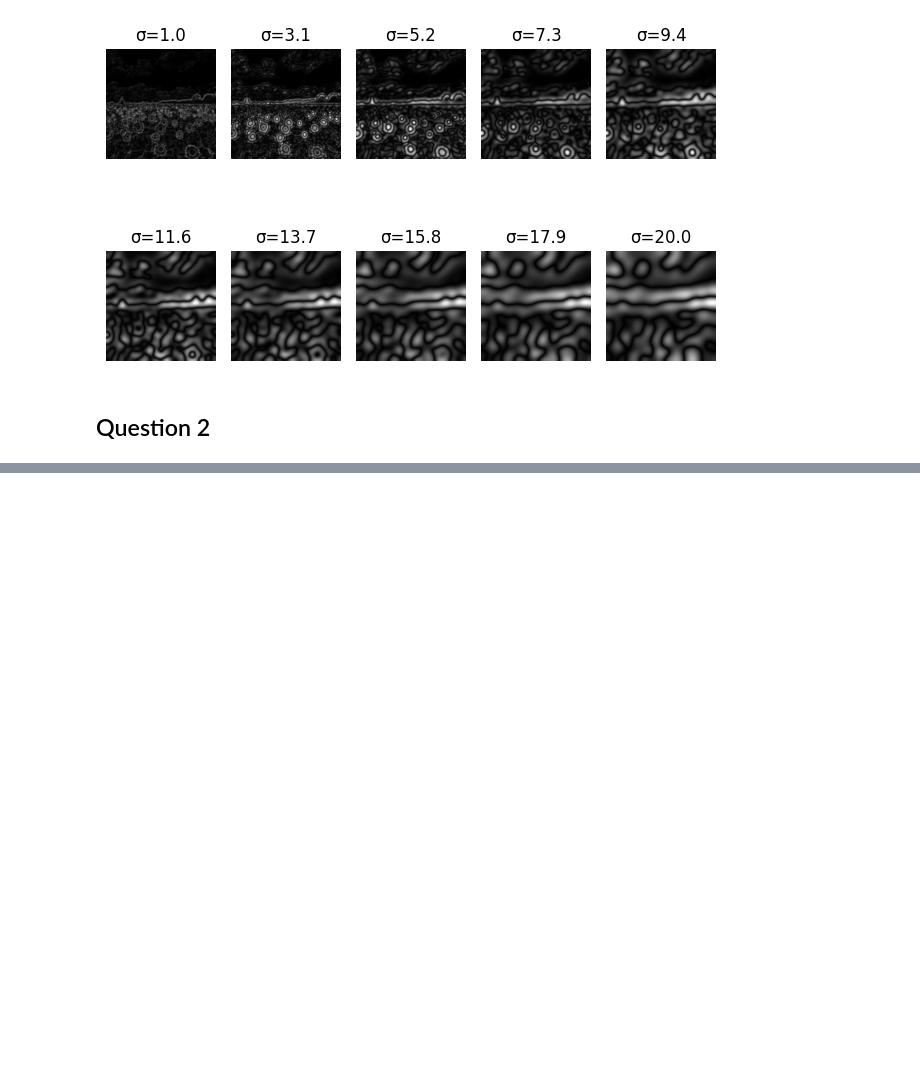
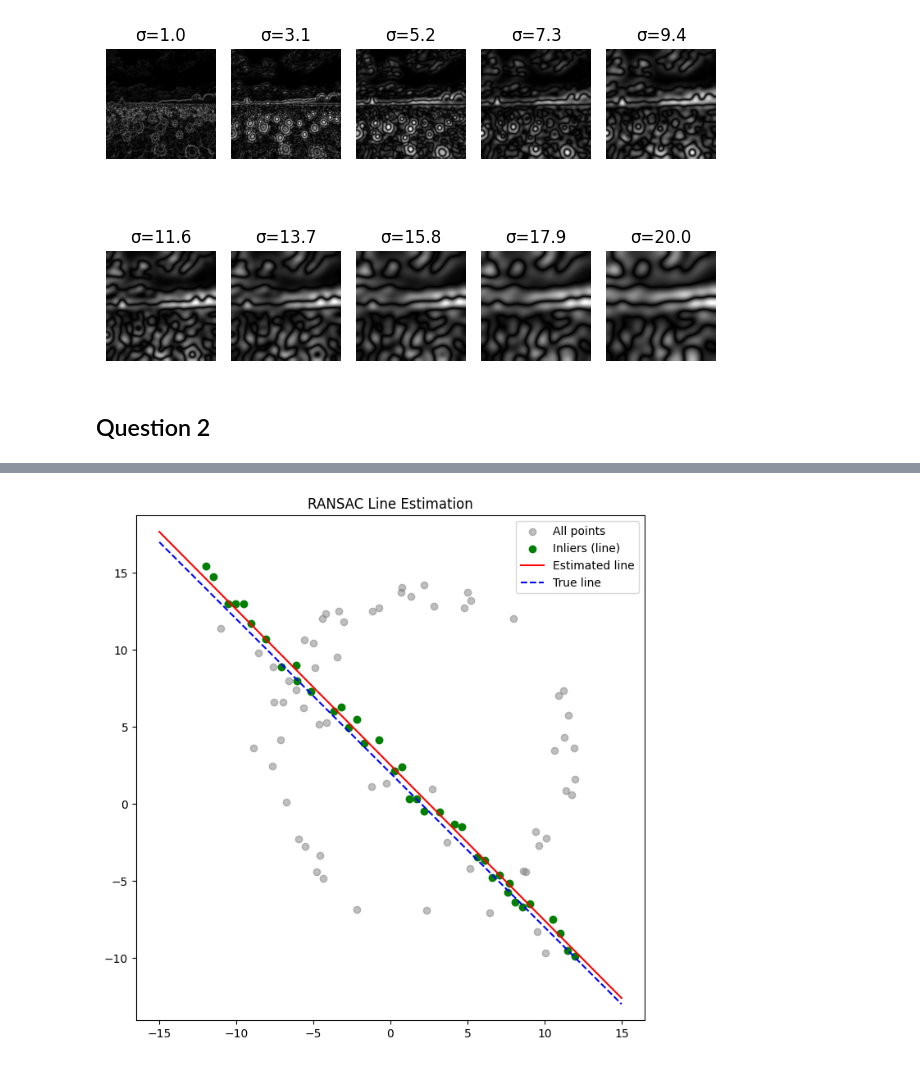
Before and after one commit to NadhaIrshad/In22-S5-EN3160---Image-Processing-and-Machine-Vision, a Jupyter notebook: Assignment2/ass2.ipynb, the cells around one changed output, grey strips where cells are left out. Drawn from its saved outputs; the diff is of its cells as text; code cells hidden in the pictures; blank space fills up the shorter version.

```diff
--- a/Assignment2/ass2.ipynb
+++ b/Assignment2/ass2.ipynb
@@ -76,0 +159,88 @@ plt.show()
+# %%
+import numpy as np
+import matplotlib.pyplot as plt
+
+
+N = 100
+half_n = N // 2
+r = 10
+x0_gt, y0_gt = 2, 3
+s = r / 16
+
+t = np.random.uniform(0, 2 * np.pi, half_n)
+n = s * np.random.randn(half_n)
+x = x0_gt + (r + n) * np.cos(t)
+y = y0_gt + (r + n) * np.sin(t)
+X_circ = np.hstack((x.reshape(half_n, 1), y.reshape(half_n, 1)))
+
+s = 1.0
+m_true, b_true = -1, 2
+x = np.linspace(-12, 12, half_n)
+y = m_true * x + b_true + s * np.random.randn(half_n)
+X_line = np.hstack((x.reshape(half_n, 1), y.reshape(half_n, 1)))
+
+X = np.vstack((X_circ, X_line))
+
+def fit_line_normal_form(p1, p2):
+    """Fit line in normal form: ax + by + d = 0, with ||[a,b]||=1."""
+    (x1, y1), (x2, y2) = p1, p2
+    dx, dy = x2 - x1, y2 - y1
+    a, b = dy, -dx # Normal vector (perpendicular to direction)
+    norm = np.sqrt(a**2 + b**2)
+    a, b = a / norm, b / norm
+    d = -(a * x1 + b * y1)
+    return a, b, d
+def point_line_distance(X, a, b, d):
+    """Compute perpendicular distance from points to line."""
+    return np.abs(a * X[:, 0] + b * X[:, 1] + d)
+# RANSAC Line Implementation
+def ransac_line(X, n_iterations=1000, dist_threshold=0.7, min_inliers=30):
+    best_inliers = []
+    best_model = None
+    for _ in range(n_iterations):
+        # Randomly choose 2 distinct points
+        sample_idx = np.random.choice(len(X), 2, replace=False)
+        p1, p2 = X[sample_idx]
+        # Fit line model
+        a, b, d = fit_line_normal_form(p1, p2)
+        # Compute distances to all points
+        distances = point_line_distance(X, a, b, d)
+        # Determine inliers
+        inliers = np.where(distances < dist_threshold)[0]
+        # Update best model
+        if len(inliers) > len(best_inliers) and len(inliers) > min_inliers:
+            best_inliers = inliers
+            best_model = (a, b, d)
+    return best_model, best_inliers
+
+# -------------------------------
+# Run RANSAC
+# -------------------------------
+best_model, best_inliers = ransac_line(X, n_iterations=1000, dist_threshold=0.7, min_inliers=30)
+a, b, d = best_model
+
+print(f"Estimated line parameters (a,b,d): ({a:.3f}, {b:.3f}, {d:.3f})")
+print(f"Constraint ||[a,b]|| = {np.sqrt(a**2 + b**2):.3f}")
+print(f"Number of inliers: {len(best_inliers)} / {len(X)}")
+
+# -------------------------------
+# Visualize results
+# -------------------------------
+plt.figure(figsize=(8, 8))
+plt.scatter(X[:, 0], X[:, 1], color='gray', alpha=0.5, label='All points')
+plt.scatter(X[best_inliers, 0], X[best_inliers, 1], color='green', label='Inliers (line)')
+
+# Plot estimated line
+x_vals = np.linspace(-15, 15, 100)
+y_vals = (-a * x_vals - d) / b
+plt.plot(x_vals, y_vals, 'r-', label='Estimated line')
+
+# Ground truth line (for reference)
+y_gt = m_true * x_vals + b_true
+plt.plot(x_vals, y_gt, 'b--', label='True line')
+
+plt.axis('equal')
+plt.legend()
+plt.title("RANSAC Line Estimation")
+plt.show()
+# %% [output]
@@ -76,0 +250 @@ plt.show()
+[figure, added]
```
Also changed, not shown: parts of 7 cells of this notebook.
